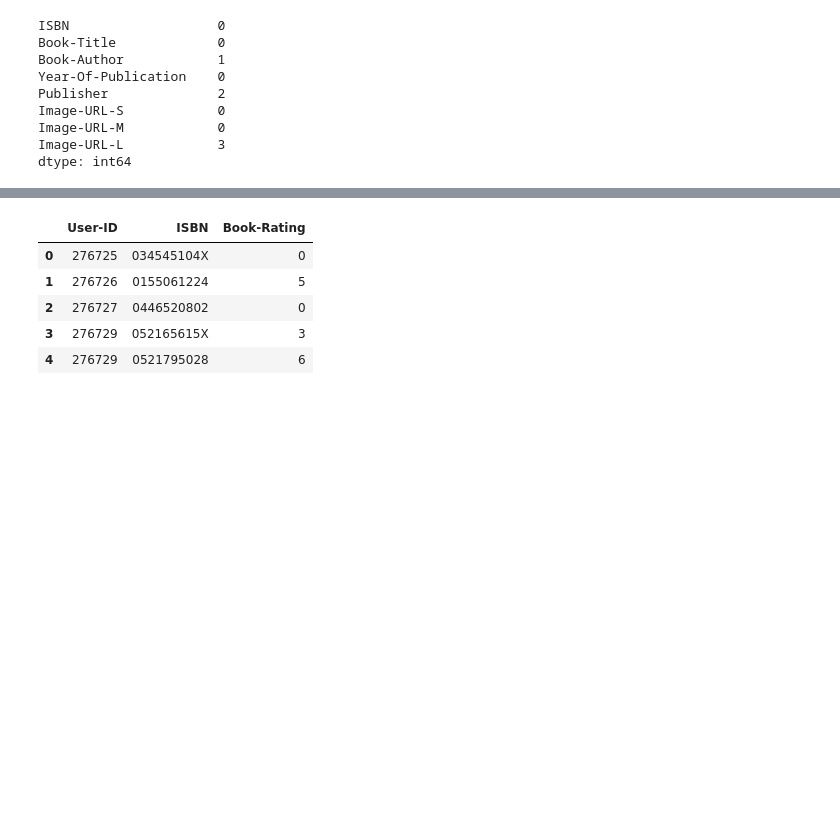
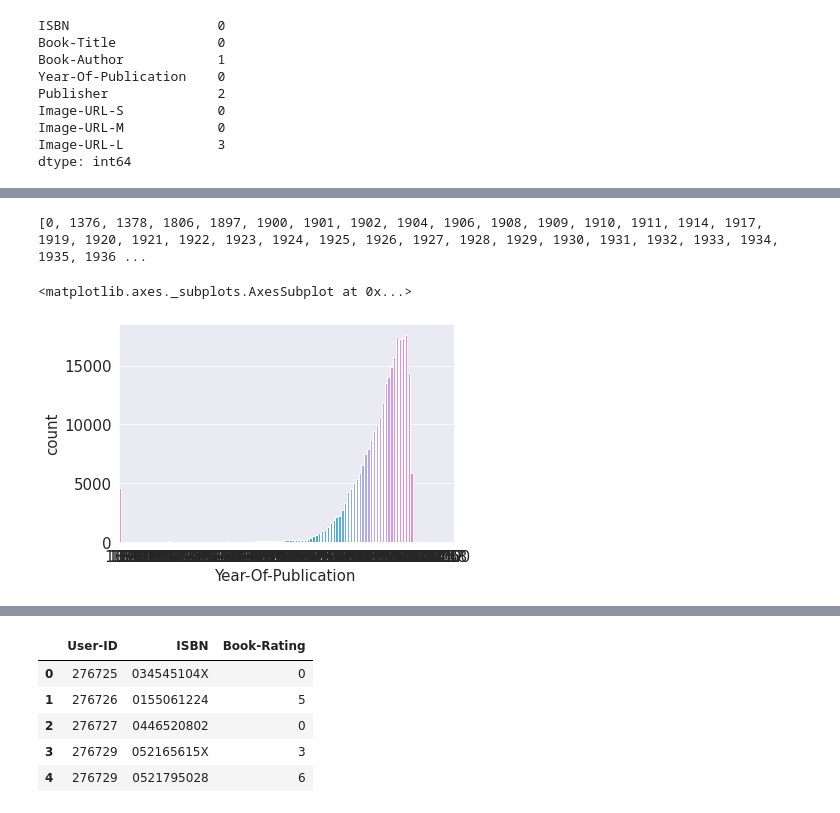
Before and after one commit to Kaizensk/Book-Recommender-System, a Jupyter notebook: ShwetaKumari_Book_Recommendation.ipynb, the cells around one changed output, grey strips where cells are left out. Cells and saved outputs as stored; diff of their text form; code cells hidden in the pictures; blank space fills up the shorter version.

```diff
--- a/ShwetaKumari_Book_Recommendation.ipynb
+++ b/ShwetaKumari_Book_Recommendation.ipynb
@@ -122,0 +129,10 @@ dtype: int64
+# %%
+dfbooks.loc[dfbooks.ISBN == '0789466953','Year-Of-Publication'] = 2000
+dfbooks.loc[dfbooks.ISBN == '0789466953','Book-Author'] = "James Buckley"
+dfbooks.loc[dfbooks.ISBN == '0789466953','Publisher'] = "DK Publishing Inc"
+dfbooks.loc[dfbooks.ISBN == '0789466953','Book-Title'] = "DK Readers: Creating the X-Men, How Comic Books Come to Life (Level 4: Proficient Readers)\";James Buckley"
+# %%
+dfbooks.loc[dfbooks.ISBN == '078946697X','Year-Of-Publication'] = 2000
+dfbooks.loc[dfbooks.ISBN == '078946697X','Book-Author'] = "JMichael Teitelbaum"
+dfbooks.loc[dfbooks.ISBN == '078946697X','Publisher'] = "DK Publishing Inc"
+dfbooks.loc[dfbooks.ISBN == '078946697X','Book-Title'] = "DK Readers: Creating the X-Men, How It All Began (Level 4: Proficient Readers)\";Michael Teitelbaum"
@@ -122,0 +144,11 @@ dtype: int64
+# %%
+dfbooks.loc[dfbooks.ISBN == '2070426769','Year-Of-Publication'] = 2003
+dfbooks.loc[dfbooks.ISBN == '2070426769','Book-Author'] = "Jean-Marie Gustave Le ClÃ?Â©zio"
+dfbooks.loc[dfbooks.ISBN == '2070426769','Publisher'] = "Gallimard"
+dfbooks.loc[dfbooks.ISBN == '2070426769','Book-Title'] = "Peuple du ciel, suivi de Les Bergers"
+# %%
+dfbooks['Year-Of-Publication'] = pd.to_numeric(dfbooks['Year-Of-Publication'], errors = 'coerce')
+# %%
+print(sorted(dfbooks['Year-Of-Publication'].unique()))
+# %% [output]
+[0, 1376, 1378, 1806, 1897, 1900, 1901, 1902, 1904, 1906, 1908, 1909, 1910, 1911, 1914, 1917, 1919, 1920, 1921, 1922, 1923, 1924, 1925, 1926, 1927, 1928, 1929, 1930, 1931, 1932, 1933, 1934, 1935, 1936 ...
@@ -122,0 +157,5 @@ dtype: int64
+# %%
+sns.countplot(x="Year-Of-Publication", data=dfbooks)
+# %% [output]
+<matplotlib.axes._subplots.AxesSubplot at 0x...>
+[figure, added]
```
Also changed, not shown: parts of 67 cells of this notebook.
